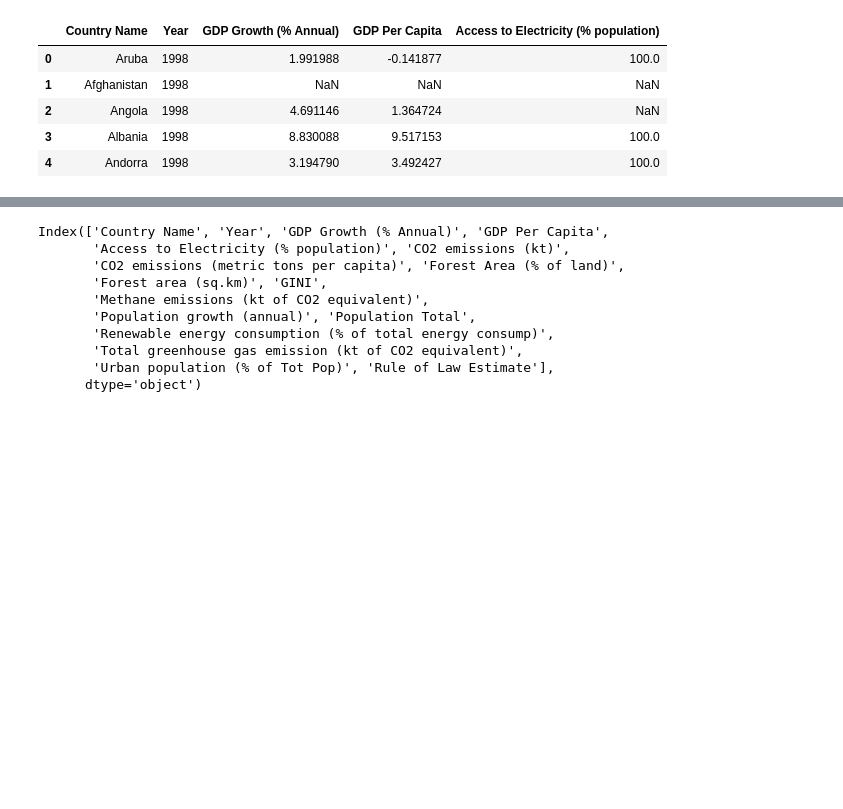
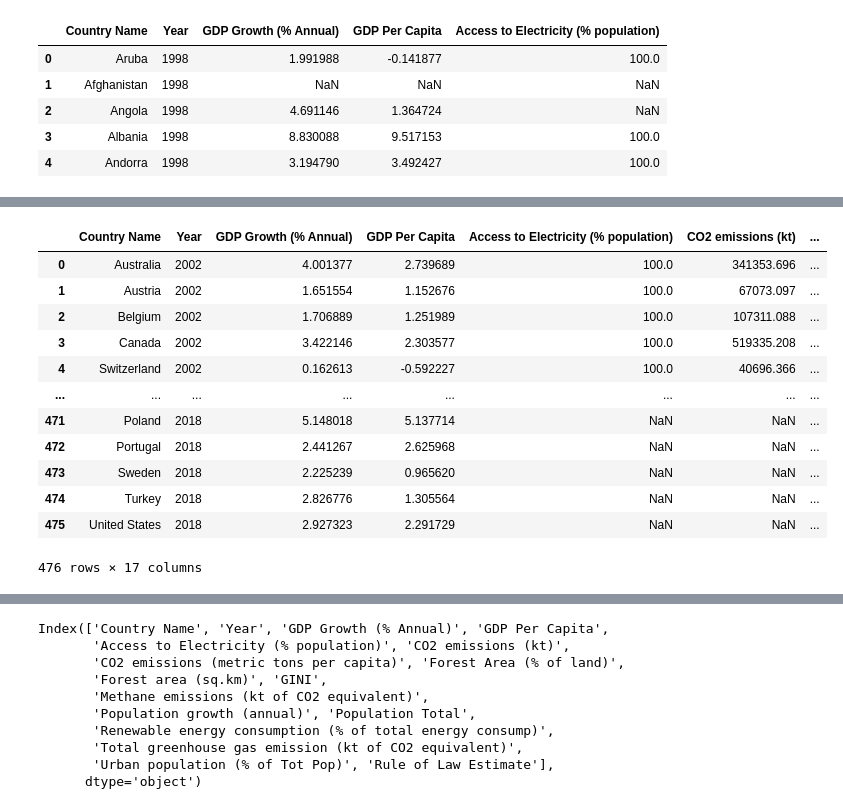
Before and after one commit to FedericoMRenaud/Proyect-One, a Jupyter notebook: All_data_frames/Merging_1998-2018.ipynb, the cells around one changed output, grey strips where cells are left out. Cells and saved outputs as stored; diff of their text form; code cells hidden in the pictures; blank space fills up the shorter version.

```diff
--- a/All_data_frames/Merging_1998-2018.ipynb
+++ b/All_data_frames/Merging_1998-2018.ipynb
@@ -435,2 +458,20 @@ merge_rules
+# %%
+# Re-index
+OECD_df = merge_rules_OECD.reset_index(drop=True)
+OECD_df
+# %% [output]
+|  | Country Name | Year | GDP Growth (% Annual) | GDP Per Capita | Access to Electricity (% population) | CO2 emissions (kt) | ... |
+| 0 | Australia | 2002 | 4.001377 | 2.739689 | 100.0 | 341353.696 | ... |
+| 1 | Austria | 2002 | 1.651554 | 1.152676 | 100.0 | 67073.097 | ... |
+| 2 | Belgium | 2002 | 1.706889 | 1.251989 | 100.0 | 107311.088 | ... |
+| 3 | Canada | 2002 | 3.422146 | 2.303577 | 100.0 | 519335.208 | ... |
+| 4 | Switzerland | 2002 | 0.162613 | -0.592227 | 100.0 | 40696.366 | ... |
+| ... | ... | ... | ... | ... | ... | ... | ... |
+| 471 | Poland | 2018 | 5.148018 | 5.137714 | NaN | NaN | ... |
+| 472 | Portugal | 2018 | 2.441267 | 2.625968 | NaN | NaN | ... |
+| 473 | Sweden | 2018 | 2.225239 | 0.965620 | NaN | NaN | ... |
+| 474 | Turkey | 2018 | 2.826776 | 1.305564 | NaN | NaN | ... |
+| 475 | United States | 2018 | 2.927323 | 2.291729 | NaN | NaN | ... |
+476 rows × 17 columns
 # %%
 # Exploring the Data
```
Also changed, not shown: parts of 21 cells of this notebook.
